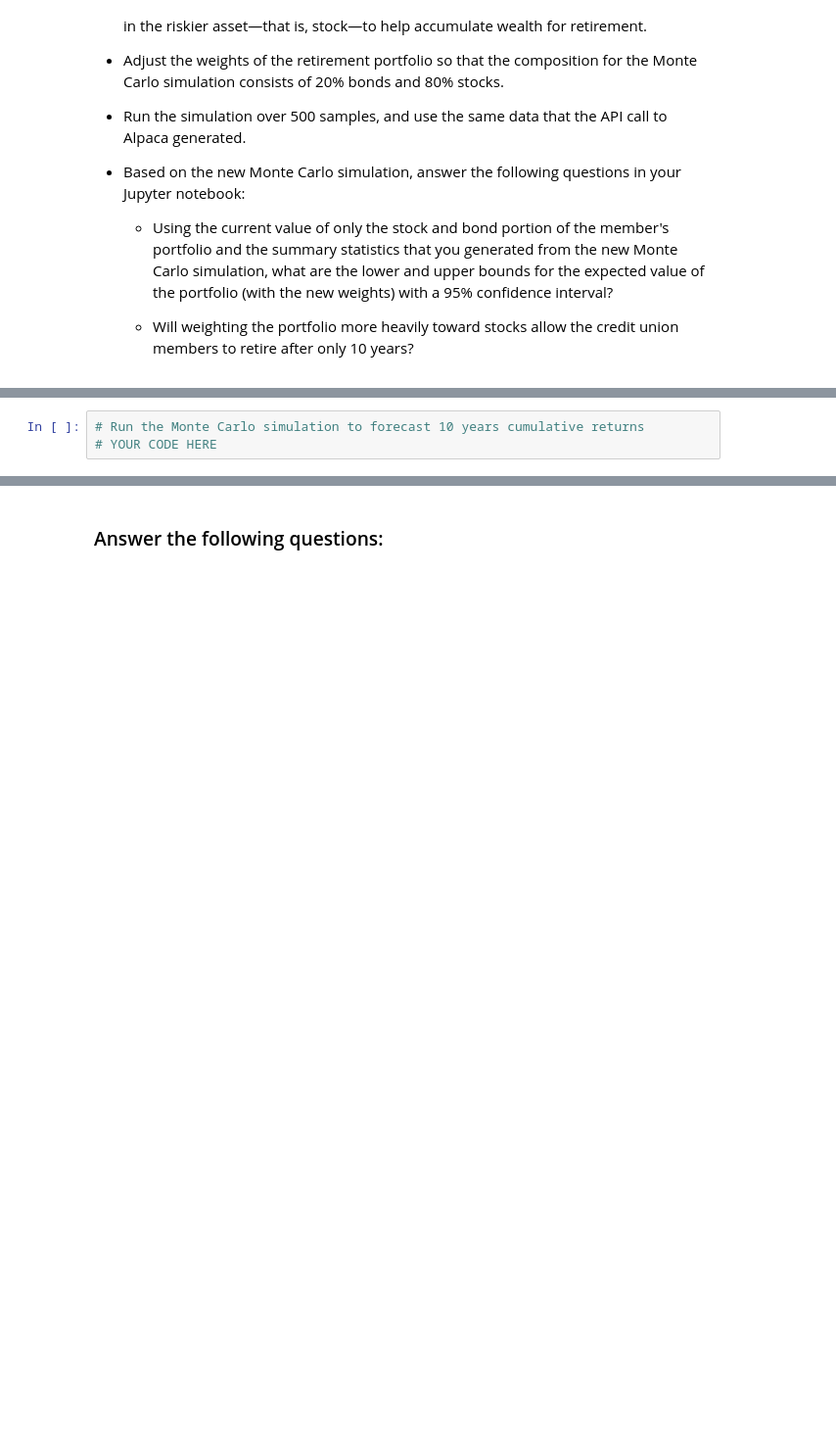
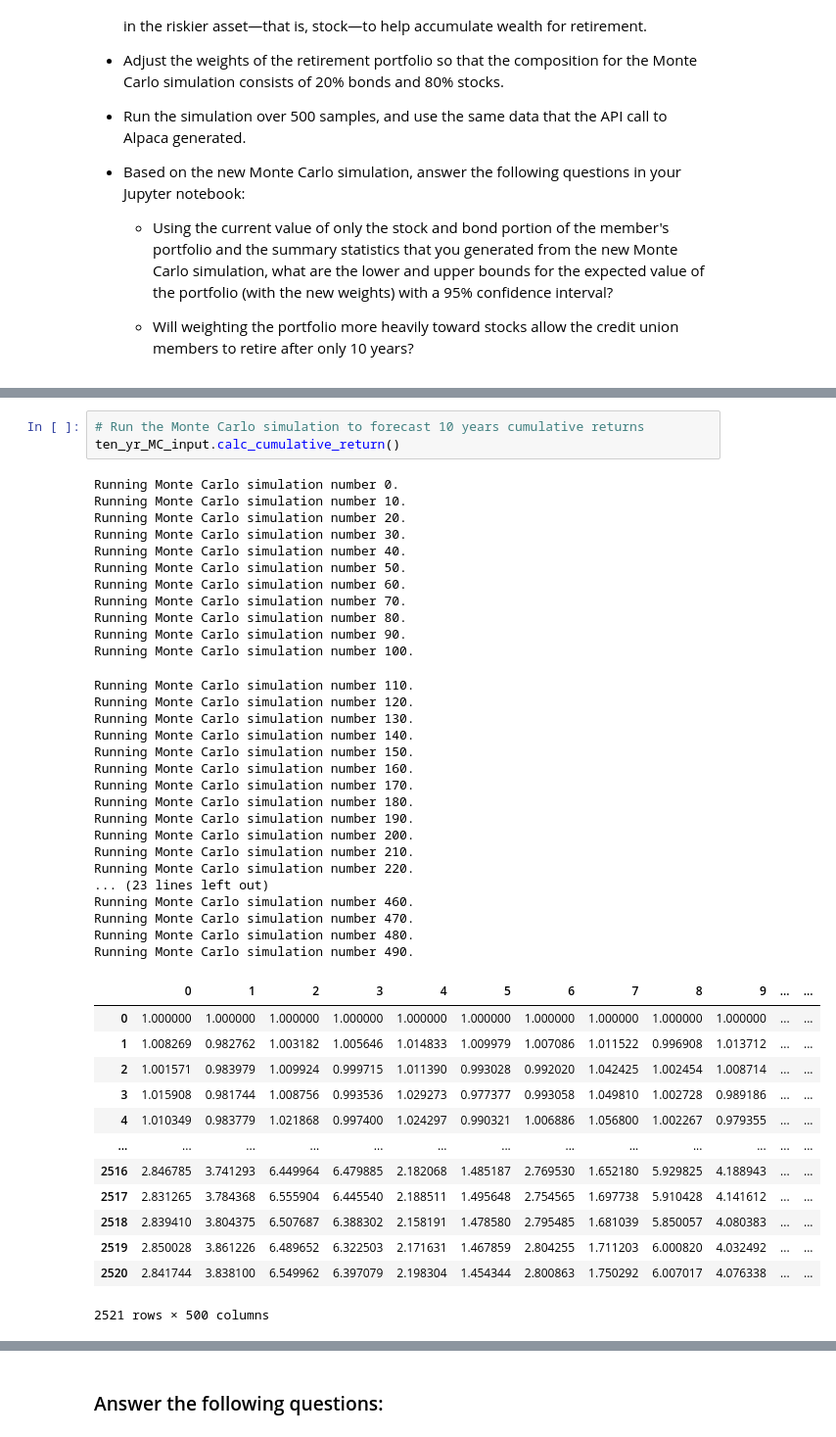
Before and after one commit to plefebvre1/module_5_challenge, a Jupyter notebook: financial_planning_tools.ipynb, the cells around one changed output, grey strips where cells are left out. Shown at 98% size. Cells and saved outputs as stored; diff of their text form; blank space fills up the shorter version.

```diff
--- a/financial_planning_tools.ipynb
+++ b/financial_planning_tools.ipynb
@@ -609,6 +623,48 @@ For this new Monte Carlo simulation, do the following:
 # %%
 # Run the Monte Carlo simulation to forecast 10 years cumulative returns
-# YOUR CODE HERE
+ten_yr_MC_input.calc_cumulative_return()
+# %% [output]
+Running Monte Carlo simulation number 0.
+Running Monte Carlo simulation number 10.
+Running Monte Carlo simulation number 20.
+Running Monte Carlo simulation number 30.
+Running Monte Carlo simulation number 40.
+Running Monte Carlo simulation number 50.
+Running Monte Carlo simulation number 60.
+Running Monte Carlo simulation number 70.
+Running Monte Carlo simulation number 80.
+Running Monte Carlo simulation number 90.
+Running Monte Carlo simulation number 100.
+Running Monte Carlo simulation number 110.
+Running Monte Carlo simulation number 120.
+Running Monte Carlo simulation number 130.
+Running Monte Carlo simulation number 140.
+Running Monte Carlo simulation number 150.
+Running Monte Carlo simulation number 160.
+Running Monte Carlo simulation number 170.
+Running Monte Carlo simulation number 180.
+Running Monte Carlo simulation number 190.
+Running Monte Carlo simulation number 200.
+Running Monte Carlo simulation number 210.
+Running Monte Carlo simulation number 220.
+... (23 lines left out)
+Running Monte Carlo simulation number 460.
+Running Monte Carlo simulation number 470.
+Running Monte Carlo simulation number 480.
+Running Monte Carlo simulation number 490.
+|  | 0 | 1 | 2 | 3 | 4 | 5 | 6 | 7 | 8 | 9 | ... | ... |
+| 0 | 1.000000 | 1.000000 | 1.000000 | 1.000000 | 1.000000 | 1.000000 | 1.000000 | 1.000000 | 1.000000 | 1.000000 | ... | ... |
+| 1 | 1.008269 | 0.982762 | 1.003182 | 1.005646 | 1.014833 | 1.009979 | 1.007086 | 1.011522 | 0.996908 | 1.013712 | ... | ... |
+| 2 | 1.001571 | 0.983979 | 1.009924 | 0.999715 | 1.011390 | 0.993028 | 0.992020 | 1.042425 | 1.002454 | 1.008714 | ... | ... |
+| 3 | 1.015908 | 0.981744 | 1.008756 | 0.993536 | 1.029273 | 0.977377 | 0.993058 | 1.049810 | 1.002728 | 0.989186 | ... | ... |
+| 4 | 1.010349 | 0.983779 | 1.021868 | 0.997400 | 1.024297 | 0.990321 | 1.006886 | 1.056800 | 1.002267 | 0.979355 | ... | ... |
+| ... | ... | ... | ... | ... | ... | ... | ... | ... | ... | ... | ... | ... |
+| 2516 | 2.846785 | 3.741293 | 6.449964 | 6.479885 | 2.182068 | 1.485187 | 2.769530 | 1.652180 | 5.929825 | 4.188943 | ... | ... |
+| 2517 | 2.831265 | 3.784368 | 6.555904 | 6.445540 | 2.188511 | 1.495648 | 2.754565 | 1.697738 | 5.910428 | 4.141612 | ... | ... |
+| 2518 | 2.839410 | 3.804375 | 6.507687 | 6.388302 | 2.158191 | 1.478580 | 2.795485 | 1.681039 | 5.850057 | 4.080383 | ... | ... |
+| 2519 | 2.850028 | 3.861226 | 6.489652 | 6.322503 | 2.171631 | 1.467859 | 2.804255 | 1.711203 | 6.000820 | 4.032492 | ... | ... |
+| 2520 | 2.841744 | 3.838100 | 6.549962 | 6.397079 | 2.198304 | 1.454344 | 2.800863 | 1.750292 | 6.007017 | 4.076338 | ... | ... |
+2521 rows × 500 columns
 # %%
 # Visualize the 10-year Monte Carlo simulation by creating an
 # overlay line plot
```
Also changed, not shown: parts of 25 cells of this notebook.
